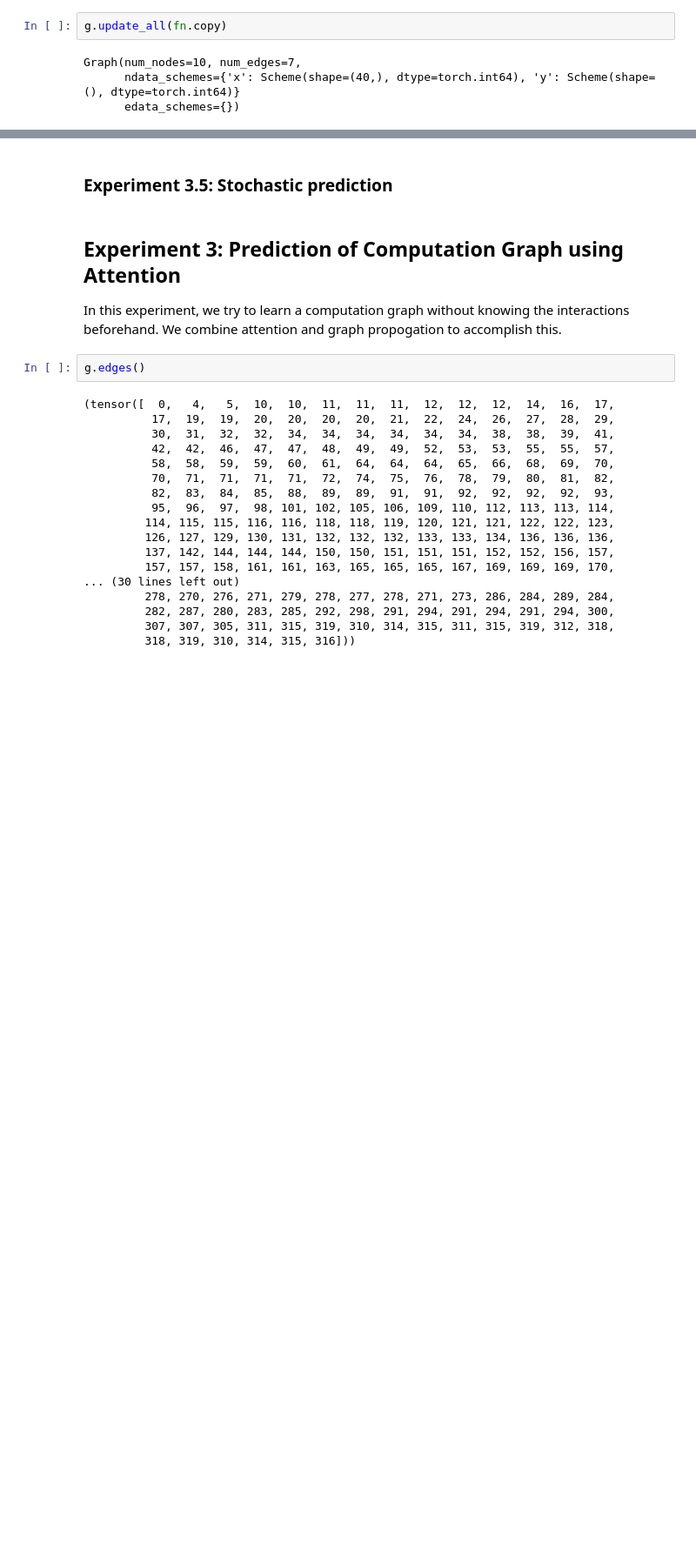
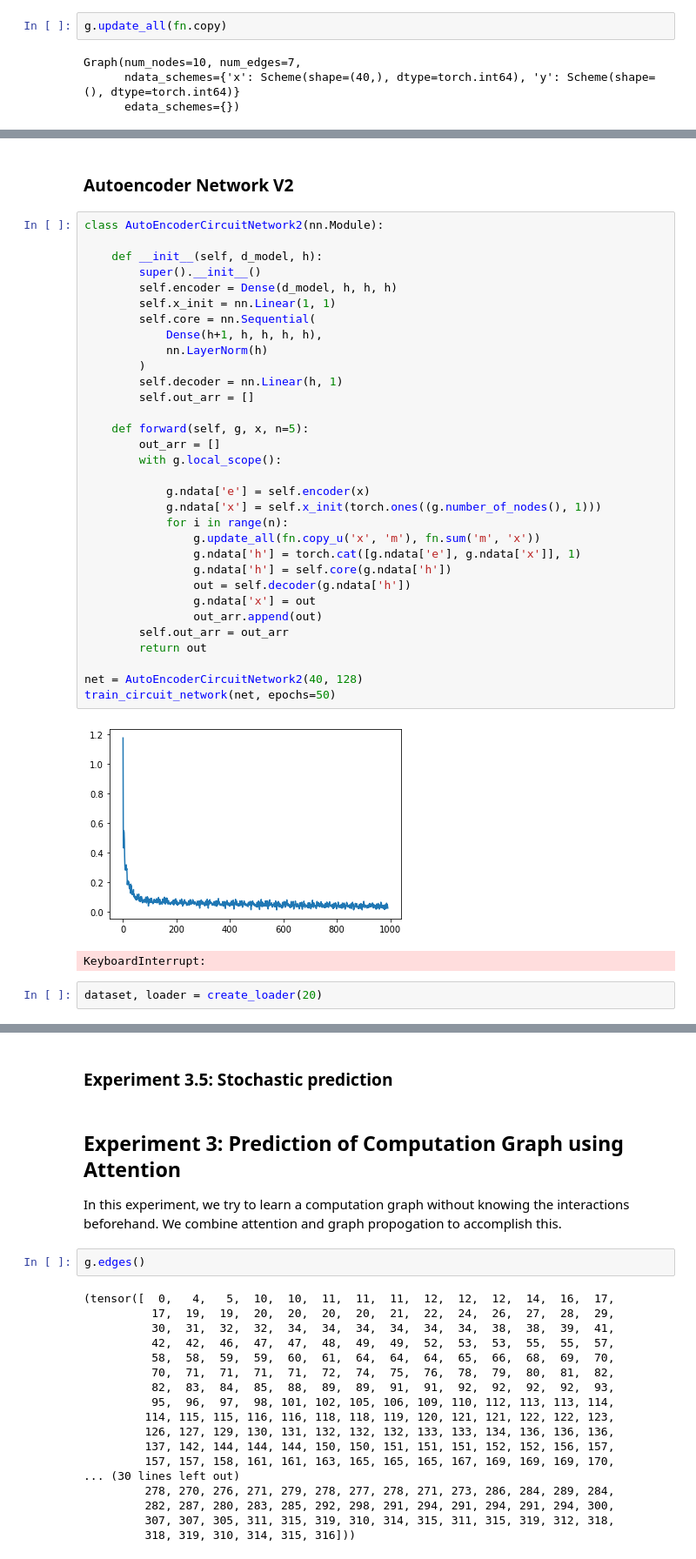
Before and after one commit to jvrana/deep-learning-guides, a Jupyter notebook: notebooks/annotated_universal_graph_transformer/causes_of_lung_cancer/experiment_generative_attention_network.ipynb, the cells around one changed output, grey strips where cells are left out. Shown at 87% size. Drawn from its saved outputs; the diff is of its cells as text; blank space fills up the shorter version.

```diff
--- a/notebooks/annotated_universal_graph_transformer/causes_of_lung_cancer/experiment_generative_attention_network.ipynb
+++ b/notebooks/annotated_universal_graph_transformer/causes_of_lung_cancer/experiment_generative_attention_network.ipynb
@@ -758,0 +751,39 @@ with g.local_scope():
+# %% [markdown]
+### Autoencoder Network V2
+# %%
+class AutoEncoderCircuitNetwork2(nn.Module):
+
+    def __init__(self, d_model, h):
+        super().__init__()
+        self.encoder = Dense(d_model, h, h, h)
+        self.x_init = nn.Linear(1, 1)
+        self.core = nn.Sequential(
+            Dense(h+1, h, h, h, h),
+            nn.LayerNorm(h)
+        )
+        self.decoder = nn.Linear(h, 1)
+        self.out_arr = []
+
+    def forward(self, g, x, n=5):
+        out_arr = []
+        with g.local_scope():
+
+            g.ndata['e'] = self.encoder(x)
+            g.ndata['x'] = self.x_init(torch.ones((g.number_of_nodes(), 1)))
+            for i in range(n):
+                g.update_all(fn.copy_u('x', 'm'), fn.sum('m', 'x'))
+                g.ndata['h'] = torch.cat([g.ndata['e'], g.ndata['x']], 1)
+                g.ndata['h'] = self.core(g.ndata['h'])
+                out = self.decoder(g.ndata['h'])
+                g.ndata['x'] = out
+                out_arr.append(out)
+        self.out_arr = out_arr
+        return out
+
+net = AutoEncoderCircuitNetwork2(40, 128)
+train_circuit_network(net, epochs=50)
+# %% [output]
+[figure, added]
+KeyboardInterrupt:
+# %%
+dataset, loader = create_loader(20)
```
Also changed, not shown: parts of 16 cells of this notebook.
